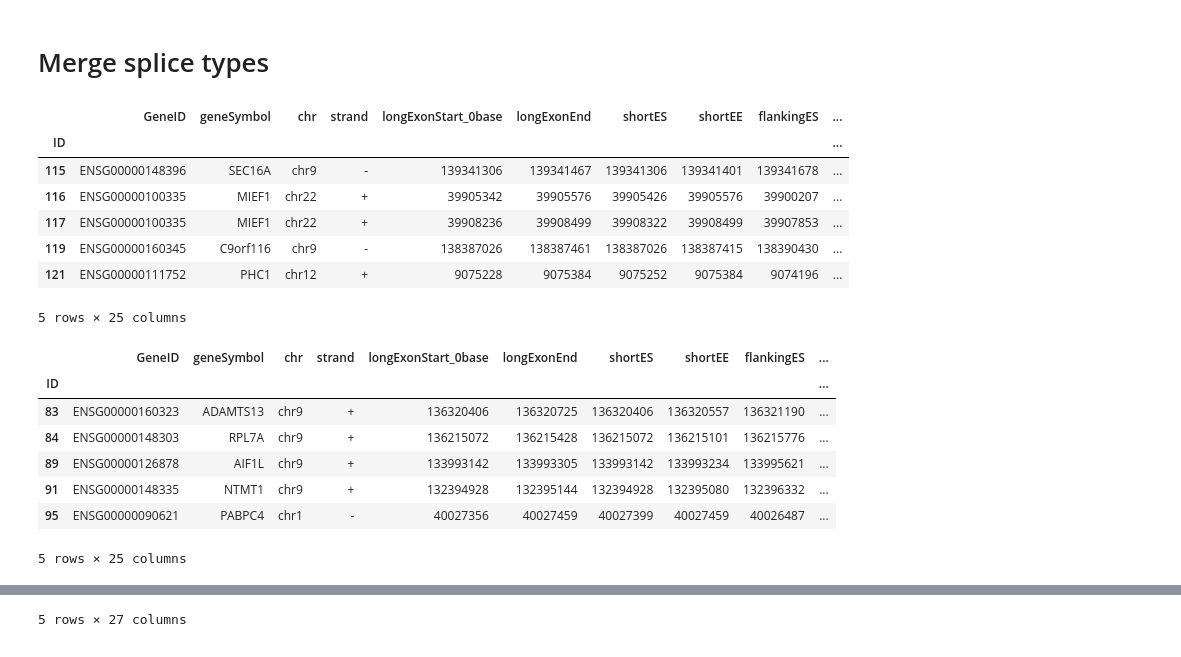
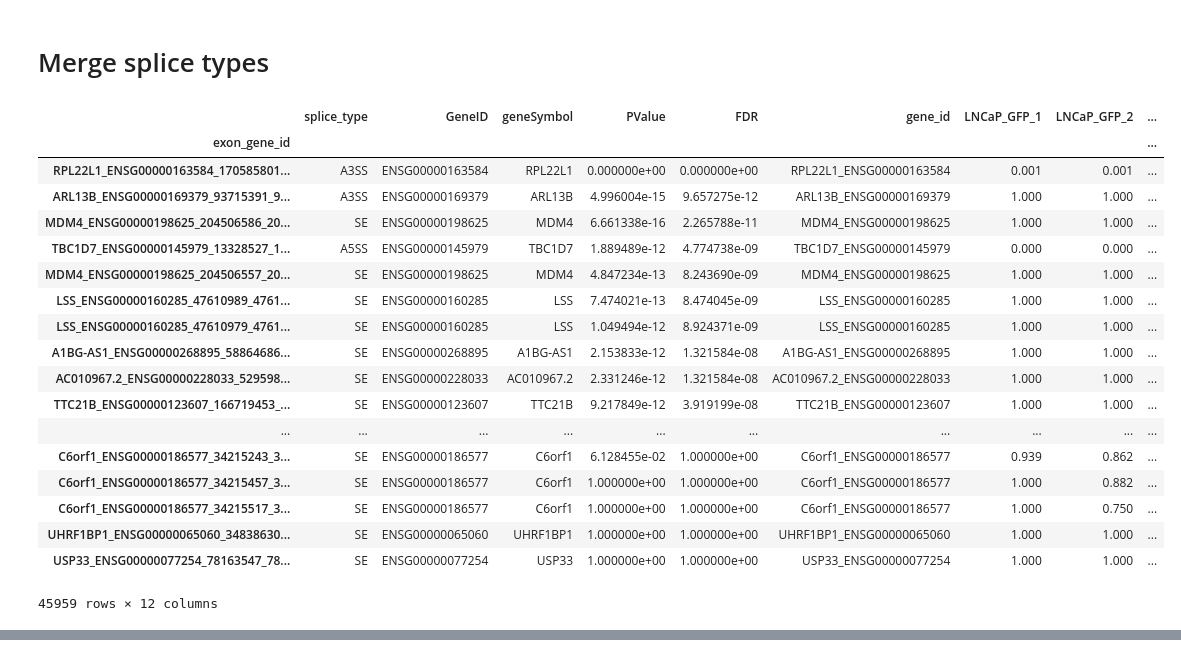
Before and after one commit to kevinhu/mdm4-splicing, a Jupyter notebook: notebooks/p2_rmats.ipynb, the cells around one changed output, grey strips where cells are left out. Drawn from its saved outputs; the diff is of its cells as text; code cells hidden in the pictures.

Commit message:
rMATS output with sample split

```diff
--- a/notebooks/p2_rmats.ipynb
+++ b/notebooks/p2_rmats.ipynb
@@ -69,6 +69,10 @@ def concat_cols(df, cols, delim):
 
 
 def load_splices(experiment):
+
+    controls = experiments[experiment][0]
+    treatments = experiments[experiment][1]
+
     A3SS = pd.read_csv("../data/intermediate/rmats_output/"+experiment +
                        "/A3SS.MATS.JC.txt", sep="\t", index_col=0)
     A5SS = pd.read_csv("../data/intermediate/rmats_output/"+experiment +
@@ -86,51 +90,84 @@ def load_splices(experiment):
     RI["gene_id"] = RI["geneSymbol"] + "_" + RI["GeneID"]
     SE["gene_id"] = SE["geneSymbol"] + "_" + SE["GeneID"]
 
     A3SS["exon_id"] = concat_cols(
         A3SS, ["longExonStart_0base", "longExonEnd", "shortES", "shortEE"], "_")
     A5SS["exon_id"] = concat_cols(
         A5SS, ["longExonStart_0base", "longExonEnd", "shortES", "shortEE"], "_")
     MXE["exon_id"] = concat_cols(
         MXE, ["1stExonStart_0base", "1stExonEnd", "2ndExonStart_0base", "2ndExonEnd"], "_")
     RI["exon_id"] = concat_cols(
         RI, ["riExonStart_0base", "riExonEnd"], "_")
     SE["exon_id"] = concat_cols(
         SE, ["exonStart_0base", "exonEnd"], "_")
 
     A3SS["exon_gene_id"] = A3SS["gene_id"] + "_" + A3SS["exon_id"]
     A5SS["exon_gene_id"] = A5SS["gene_id"] + "_" + A5SS["exon_id"]
     MXE["exon_gene_id"] = MXE["gene_id"] + "_" + MXE["exon_id"]
     RI["exon_gene_id"] = RI["gene_id"] + "_" + RI["exon_id"]
     SE["exon_gene_id"] = SE["gene_id"] + "_" + SE["exon_id"]
 
     A3SS = A3SS.set_index("exon_gene_id")
     A5SS = A5SS.set_index("exon_gene_id")
     MXE = MXE.set_index("exon_gene_id")
     RI = RI.set_index("exon_gene_id")
     SE = SE.set_index("exon_gene_id")
 
-    display(A3SS.head())
-    display(A5SS.head())
-    display(MXE.head())
-    display(RI.head())
-    display(SE.head())
+    A3SS["splice_type"] = "A3SS"
+    A5SS["splice_type"] = "A5SS"
+    MXE["splice_type"] = "MXE"
+    RI["splice_type"] = "RI"
+    SE["splice_type"] = "SE"
+
+    merged_cols = ["splice_type", "GeneID", "geneSymbol",
+                   "PValue", "FDR", "IncLevel1", "IncLevel2", "gene_id"]
+
+    merged_splices = pd.concat([A3SS[merged_cols],
+                                A5SS[merged_cols],
+                                MXE[merged_cols],
+                                RI[merged_cols],
+                                SE[merged_cols],
+                                ], axis=0)
+
+    nan_replace = lambda x: x.replace("NA","nan")
+
+    merged_splices["IncLevel1"] = merged_splices["IncLevel1"].apply(nan_replace)
+    merged_splices["IncLevel2"] = merged_splices["IncLevel2"].apply(nan_replace)
+
+    control_split = merged_splices["IncLevel1"].str.split(",").str
+    treatment_split = merged_splices["IncLevel2"].str.split(",").str
+
+    for i in range(len(controls)):
+        merged_splices[controls[i]] = control_split[i].astype(np.float32)
+
+    for i in range(len(treatments)):
+        merged_splices[treatments[i]] = treatment_split[i].astype(np.float32)
+
+    merged_splices = merged_splices.drop(["IncLevel1", "IncLevel2"],axis=1)
+
+    merged_splices = merged_splices.sort_values(by="FDR")
+
+    return merged_splices
 
 
 load_splices("rpl22_oe")
 # %% [output]
-|  | GeneID | geneSymbol | chr | strand | longExonStart_0base | longExonEnd | shortES | shortEE | flankingES | ... |
-| ID |  |  |  |  |  |  |  |  |  | ... |
-| 115 | ENSG00000148396 | SEC16A | chr9 | - | 139341306 | 139341467 | 139341306 | 139341401 | 139341678 | ... |
-| 116 | ENSG00000100335 | MIEF1 | chr22 | + | 39905342 | 39905576 | 39905426 | 39905576 | 39900207 | ... |
-| 117 | ENSG00000100335 | MIEF1 | chr22 | + | 39908236 | 39908499 | 39908322 | 39908499 | 39907853 | ... |
-| 119 | ENSG00000160345 | C9orf116 | chr9 | - | 138387026 | 138387461 | 138387026 | 138387415 | 138390430 | ... |
-| 121 | ENSG00000111752 | PHC1 | chr12 | + | 9075228 | 9075384 | 9075252 | 9075384 | 9074196 | ... |
+|  | splice_type | GeneID | geneSymbol | PValue | FDR | gene_id | LNCaP_GFP_1 | LNCaP_GFP_2 | ... |
+| exon_gene_id |  |  |  |  |  |  |  |  | ... |
+| RPL22L1_ENSG00000163584_170585801... | A3SS | ENSG00000163584 | RPL22L1 | 0.000000e+00 | 0.000000e+00 | RPL22L1_ENSG00000163584 | 0.001 | 0.001 | ... |
+| ARL13B_ENSG00000169379_93715391_9... | A3SS | ENSG00000169379 | ARL13B | 4.996004e-15 | 9.657275e-12 | ARL13B_ENSG00000169379 | 1.000 | 1.000 | ... |
+| MDM4_ENSG00000198625_204506586_20... | SE | ENSG00000198625 | MDM4 | 6.661338e-16 | 2.265788e-11 | MDM4_ENSG00000198625 | 1.000 | 1.000 | ... |
+| TBC1D7_ENSG00000145979_13328527_1... | A5SS | ENSG00000145979 | TBC1D7 | 1.889489e-12 | 4.774738e-09 | TBC1D7_ENSG00000145979 | 0.000 | 0.000 | ... |
+| MDM4_ENSG00000198625_204506557_20... | SE | ENSG00000198625 | MDM4 | 4.847234e-13 | 8.243690e-09 | MDM4_ENSG00000198625 | 1.000 | 1.000 | ... |
+| LSS_ENSG00000160285_47610989_4761... | SE | ENSG00000160285 | LSS | 7.474021e-13 | 8.474045e-09 | LSS_ENSG00000160285 | 1.000 | 1.000 | ... |
+| LSS_ENSG00000160285_47610979_4761... | SE | ENSG00000160285 | LSS | 1.049494e-12 | 8.924371e-09 | LSS_ENSG00000160285 | 1.000 | 1.000 | ... |
+| A1BG-AS1_ENSG00000268895_58864686... | SE | ENSG00000268895 | A1BG-AS1 | 2.153833e-12 | 1.321584e-08 | A1BG-AS1_ENSG00000268895 | 1.000 | 1.000 | ... |
+| AC010967.2_ENSG00000228033_529598... | SE | ENSG00000228033 | AC010967.2 | 2.331246e-12 | 1.321584e-08 | AC010967.2_ENSG00000228033 | 1.000 | 1.000 | ... |
+| TTC21B_ENSG00000123607_166719453_... | SE | ENSG00000123607 | TTC21B | 9.217849e-12 | 3.919199e-08 | TTC21B_ENSG00000123607 | 1.000 | 1.000 | ... |
+| ... | ... | ... | ... | ... | ... | ... | ... | ... | ... |
+| C6orf1_ENSG00000186577_34215243_3... | SE | ENSG00000186577 | C6orf1 | 6.128455e-02 | 1.000000e+00 | C6orf1_ENSG00000186577 | 0.939 | 0.862 | ... |
+| C6orf1_ENSG00000186577_34215457_3... | SE | ENSG00000186577 | C6orf1 | 1.000000e+00 | 1.000000e+00 | C6orf1_ENSG00000186577 | 1.000 | 0.882 | ... |
+| C6orf1_ENSG00000186577_34215517_3... | SE | ENSG00000186577 | C6orf1 | 1.000000e+00 | 1.000000e+00 | C6orf1_ENSG00000186577 | 1.000 | 0.750 | ... |
+| UHRF1BP1_ENSG00000065060_34838630... | SE | ENSG00000065060 | UHRF1BP1 | 1.000000e+00 | 1.000000e+00 | UHRF1BP1_ENSG00000065060 | 1.000 | 1.000 | ... |
+| USP33_ENSG00000077254_78163547_78... | SE | ENSG00000077254 | USP33 | 1.000000e+00 | 1.000000e+00 | USP33_ENSG00000077254 | 1.000 | 1.000 | ... |
-5 rows × 25 columns
+45959 rows × 12 columns
-|  | GeneID | geneSymbol | chr | strand | longExonStart_0base | longExonEnd | shortES | shortEE | flankingES | ... |
-| ID |  |  |  |  |  |  |  |  |  | ... |
-| 83 | ENSG00000160323 | ADAMTS13 | chr9 | + | 136320406 | 136320725 | 136320406 | 136320557 | 136321190 | ... |
-| 84 | ENSG00000148303 | RPL7A | chr9 | + | 136215072 | 136215428 | 136215072 | 136215101 | 136215776 | ... |
-| 89 | ENSG00000126878 | AIF1L | chr9 | + | 133993142 | 133993305 | 133993142 | 133993234 | 133995621 | ... |
-| 91 | ENSG00000148335 | NTMT1 | chr9 | + | 132394928 | 132395144 | 132394928 | 132395080 | 132396332 | ... |
-| 95 | ENSG00000090621 | PABPC4 | chr1 | - | 40027356 | 40027459 | 40027399 | 40027459 | 40026487 | ... |
-5 rows × 25 columns
@@ -144 +173,0 @@ load_splices("rpl22_oe")
-5 rows × 27 columns
```
Also changed, not shown: parts of 1 cell of this notebook.
